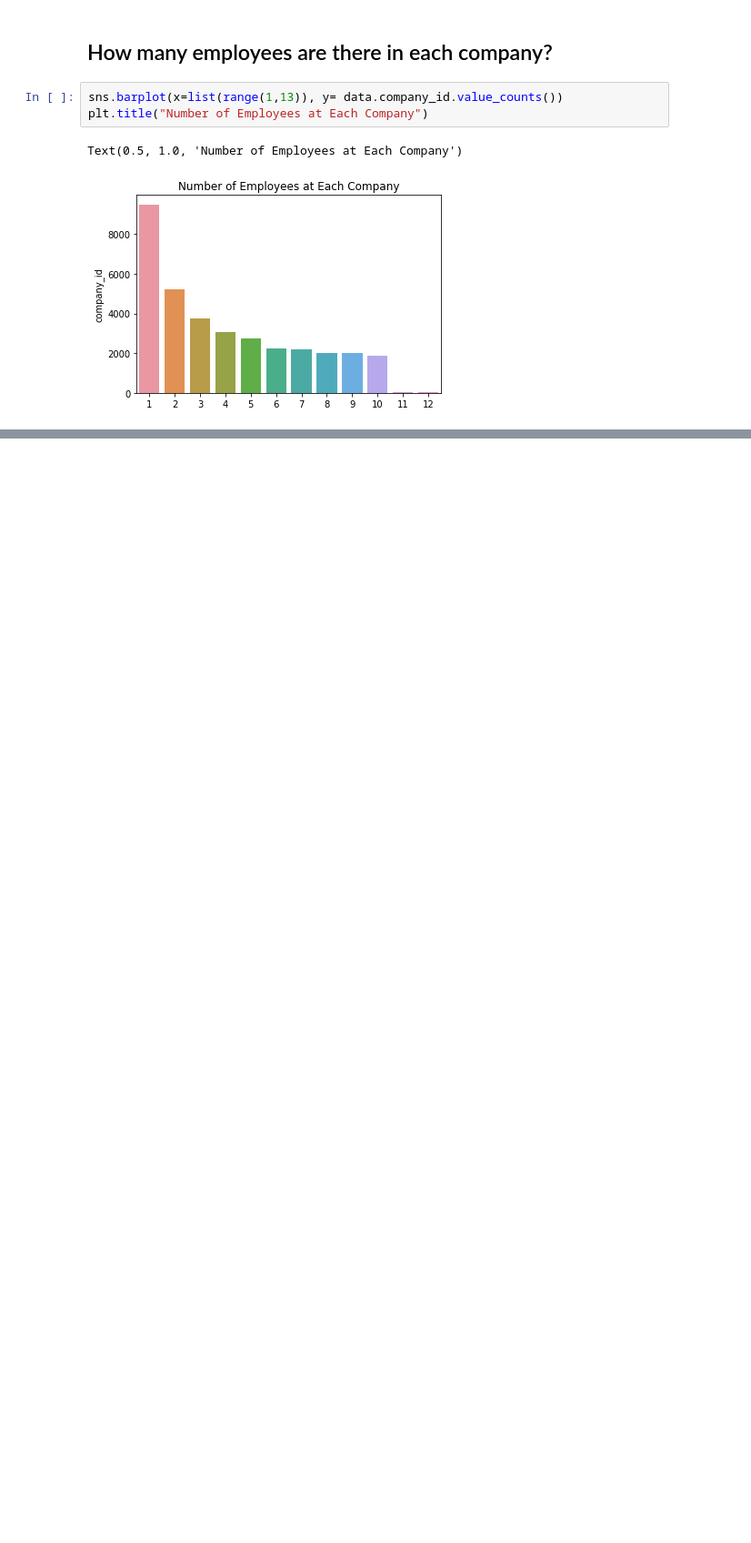
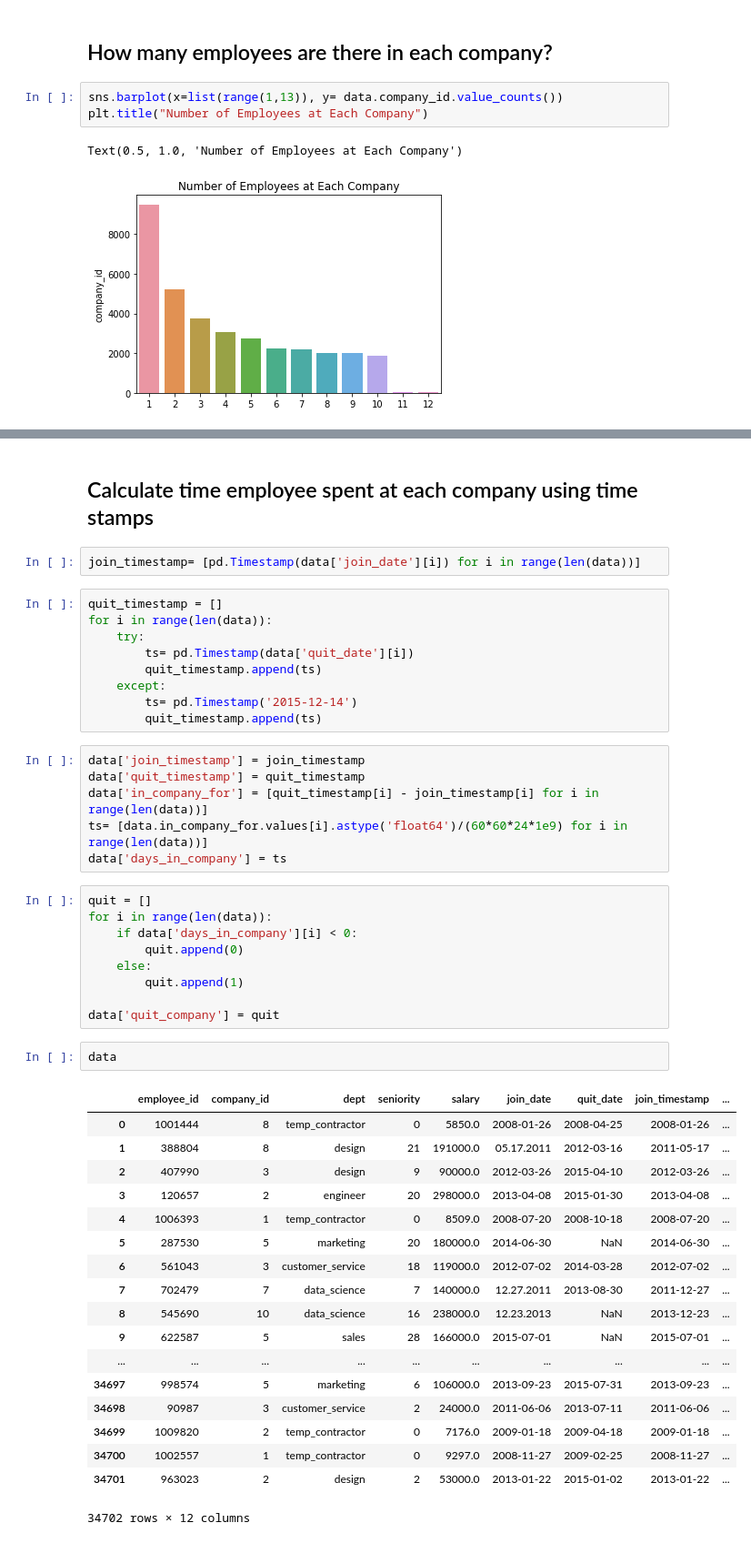
Before and after one commit to Chowcow/Datascience-AI, a Jupyter notebook: Employee Turnover Models.ipynb, the cells around one changed output, grey strips where cells are left out. Shown at 91% size. Saved outputs shown, nothing was run; the diff lists cells and outputs as text; blank space fills up the shorter version.

```diff
--- a/Employee Turnover Models.ipynb
+++ b/Employee Turnover Models.ipynb
@@ -121,3 +121,52 @@ Text(0.5, 1.0, 'Number of Employees at Each Company')
     - Salary distribution by department is consistent across companies
     - Data scientists + Engineers have the highest salaries// customer service, the lowest
     - Company 1 has the most employees (9501)
+# %% [markdown]
+## Calculate time employee spent at each company using time stamps
+# %%
+join_timestamp= [pd.Timestamp(data['join_date'][i]) for i in range(len(data))]
+# %%
+quit_timestamp = []
+for i in range(len(data)):
+    try:
+        ts= pd.Timestamp(data['quit_date'][i])
+        quit_timestamp.append(ts)
+    except:
+        ts= pd.Timestamp('2015-12-14')
+        quit_timestamp.append(ts)
+# %%
+data['join_timestamp'] = join_timestamp
+data['quit_timestamp'] = quit_timestamp
+data['in_company_for'] = [quit_timestamp[i] - join_timestamp[i] for i in range(len(data))]
+ts= [data.in_company_for.values[i].astype('float64')/(60*60*24*1e9) for i in range(len(data))]
+data['days_in_company'] = ts
+# %%
+quit = []
+for i in range(len(data)):
+    if data['days_in_company'][i] < 0:
+        quit.append(0)
+    else:
+        quit.append(1)
+
+data['quit_company'] = quit
+# %%
+data
+# %% [output]
+|  | employee_id | company_id | dept | seniority | salary | join_date | quit_date | join_timestamp | ... |
+| 0 | 1001444 | 8 | temp_contractor | 0 | 5850.0 | 2008-01-26 | 2008-04-25 | 2008-01-26 | ... |
+| 1 | 388804 | 8 | design | 21 | 191000.0 | 05.17.2011 | 2012-03-16 | 2011-05-17 | ... |
+| 2 | 407990 | 3 | design | 9 | 90000.0 | 2012-03-26 | 2015-04-10 | 2012-03-26 | ... |
+| 3 | 120657 | 2 | engineer | 20 | 298000.0 | 2013-04-08 | 2015-01-30 | 2013-04-08 | ... |
+| 4 | 1006393 | 1 | temp_contractor | 0 | 8509.0 | 2008-07-20 | 2008-10-18 | 2008-07-20 | ... |
+| 5 | 287530 | 5 | marketing | 20 | 180000.0 | 2014-06-30 | NaN | 2014-06-30 | ... |
+| 6 | 561043 | 3 | customer_service | 18 | 119000.0 | 2012-07-02 | 2014-03-28 | 2012-07-02 | ... |
+| 7 | 702479 | 7 | data_science | 7 | 140000.0 | 12.27.2011 | 2013-08-30 | 2011-12-27 | ... |
+| 8 | 545690 | 10 | data_science | 16 | 238000.0 | 12.23.2013 | NaN | 2013-12-23 | ... |
+| 9 | 622587 | 5 | sales | 28 | 166000.0 | 2015-07-01 | NaN | 2015-07-01 | ... |
+| ... | ... | ... | ... | ... | ... | ... | ... | ... | ... |
+| 34697 | 998574 | 5 | marketing | 6 | 106000.0 | 2013-09-23 | 2015-07-31 | 2013-09-23 | ... |
+| 34698 | 90987 | 3 | customer_service | 2 | 24000.0 | 2011-06-06 | 2013-07-11 | 2011-06-06 | ... |
+| 34699 | 1009820 | 2 | temp_contractor | 0 | 7176.0 | 2009-01-18 | 2009-04-18 | 2009-01-18 | ... |
+| 34700 | 1002557 | 1 | temp_contractor | 0 | 9297.0 | 2008-11-27 | 2009-02-25 | 2008-11-27 | ... |
+| 34701 | 963023 | 2 | design | 2 | 53000.0 | 2013-01-22 | 2015-01-02 | 2013-01-22 | ... |
+34702 rows × 12 columns
```
Also changed, not shown: parts of 1 cell of this notebook.
